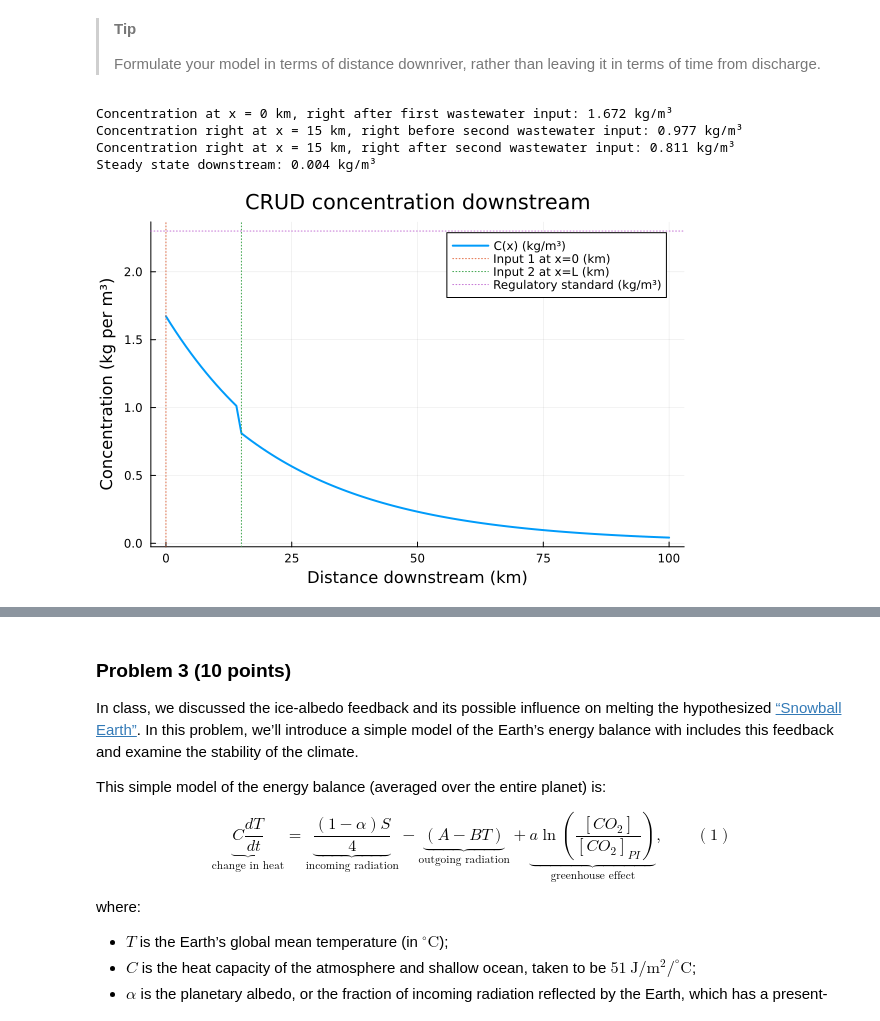
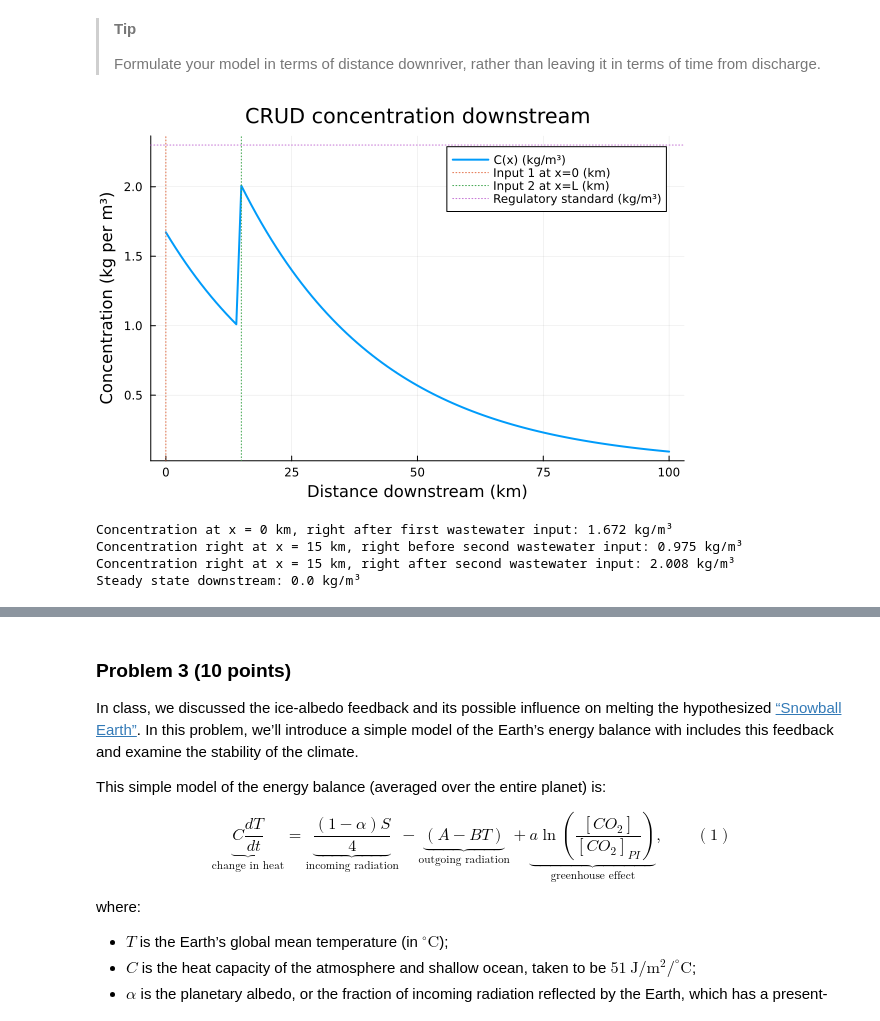
Before and after one commit to BEE4750-FA25/hw2-regina, a Jupyter notebook: hw02.ipynb, the cells around one changed output, grey strips where cells are left out. Saved outputs shown, nothing was run; the diff lists cells and outputs as text; code cells hidden in the pictures.

```diff
--- a/hw02.ipynb
+++ b/hw02.ipynb
@@ -127,9 +127,9 @@ and solving the appropriate differential equation(s) analytically.
 Q = 250000 # river flow rate (m^3/d)
 Ci = 0.5 # initial CRUD concentration in river (kg/m^3)
 Q1 = 40000 # first wastewater input (kg/day)
-C1 = 9 # concentration in first wastewater input (kg/m^3)
-Q2 = 60000 # second WW input (kg/m^3)
-C2 = .007 # concentration in second WW input (kg/1000m^3)
+C1 = 9 # concentration in first wastewater input (kg/m^3)   - SD   kg/1000m^3
+Q2 = 60000 # second WW input (kg/m^3)       -SD should be m^3/day
+C2 = 7 # concentration in second WW input (kg/1000m^3)
 
 k = 0.36 # first order decay rate (1/day)
 d = 54 # rate CRUD is deposited by the atmosphere along the river (kg/km/d)
@@ -144,7 +144,8 @@ function steady_state_C(Q)
     k = 0.36 # first order decay rate (1/day)
     d = 54 # rate CRUD is deposited by the atmosphere along the river (kg/km/d)
     v = 10 # constant average velocity of the river (km/day)
-    return((v*d)/(k*Q))
+    d_c = d / Q   # (kg/km/d) ÷ (m³/d) = kg/km/m³   #     -SD added because d is kg/km/day, but needs to be kg/km/m3
+    return((v*d_c)/(k*Q))  #     -SD changed d to c_d
 end
 
 # fcn to find the flow and concentration output of two streams mixing
@@ -154,15 +155,15 @@ function two_streams_mix(Q1, C1, Q2, C2)
     return (Q_out, C_out)
 end
 
-function conc_model(x, C0, Q)
-    k = 0.36 # first order decay rate (1/day)
-    d = 54 # rate CRUD is deposited by the atmosphere along the river (kg/km/d)
-    v = 10 # constant average velocity of the river (km/day)
-    C_out = []
+# function conc_model(x, C0, Q)
+#     k = 0.36 # first order decay rate (1/day)
+#     d = 54 # rate CRUD is deposited by the atmosphere along the river (kg/km/d)
+#     v = 10 # constant average velocity of the river (km/day)
+#     C_out = []
 
-    C_out = steady_state_C(Q) .+ (C0 - steady_state_C(Q)) .* exp.((-k/v) .* (x))
-    return(C_out)
-end
+#     C_out = steady_state_C(Q) .+ (C0 - steady_state_C(Q)) .* exp.((-k/v) .* (x))
+#     return(C_out)
+# end
 
 
 # FIRST MIX: x = 0
@@ -171,7 +172,7 @@ println("Concentration at x = 0 km, right after first wastewater input: ", round
 
 
 # conc at x = L- in reach 1
-C_L = conc_model(L, C3, Q3)
+C_L = steady_state_C(Q3) + (C3 - steady_state_C(Q3)) * exp.((-k/v) * (15))
 println("Concentration right at x = 15 km, right before second wastewater input: ", round(C_L, digits=3), " kg/m³")
 
 # SECOND MIX: x = 15 km
@@ -181,38 +182,38 @@ println("Concentration right at x = 15 km, right after second wastewater input:
 
 function model(x)
     if x < L #before 15 km
         C_out = steady_state_C(Q3) .+ (C3 - steady_state_C(Q3)) .* exp.((-k/v) .* (x))
         C = C_out
 
     else #beyond 15 km
         C_out = steady_state_C(Q4) .+ (C4 - steady_state_C(Q4)) .* exp.((-k/v) .* (x-L))
         C = C_out
     end
     return C
 end
 
 c_down_stream = steady_state_C(Q4)
 println("Steady state downstream: ", round(c_down_stream, digits=3),  " kg/m³")
 
 x = 0:1:100
 conc = model.(x)
 
 
 p = plot(x, conc, lw=2, label="C(x) (kg/m³)",
          xlabel="Distance downstream (km)",
          ylabel="Concentration (kg per m³)",
          title="CRUD concentration downstream")
 vline!(p, [0], ls=:dot, label="Input 1 at x=0 (km)")
 vline!(p, [L], ls=:dot, label="Input 2 at x=L (km)")
 hline!(p, [2.3], ls=:dot, label="Regulatory standard (kg/m³)")
 
 display(p)
 # %% [output]
+[figure, new version]
 Concentration at x = 0 km, right after first wastewater input: 1.672 kg/m³
-Concentration right at x = 15 km, right before second wastewater input: 0.977 kg/m³
-Concentration right at x = 15 km, right after second wastewater input: 0.811 kg/m³
-Steady state downstream: 0.004 kg/m³
+Concentration right at x = 15 km, right before second wastewater input: 0.975 kg/m³
+Concentration right at x = 15 km, right after second wastewater input: 2.008 kg/m³
+Steady state downstream: 0.0 kg/m³
-[figure, old version]
 # %% [markdown]
 I modeled the river by splitting it into two plug-flows with instantaneous complete mixing at each wastewater input with first-order decay and deposition occurring as well. At each input, I used point-mixing to get the post-mix concentration,
 $$
```
Also changed, not shown: parts of 2 cells of this notebook.
